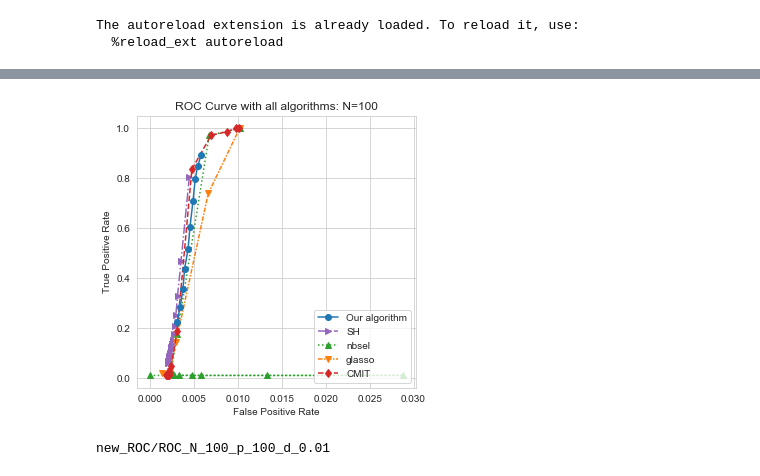
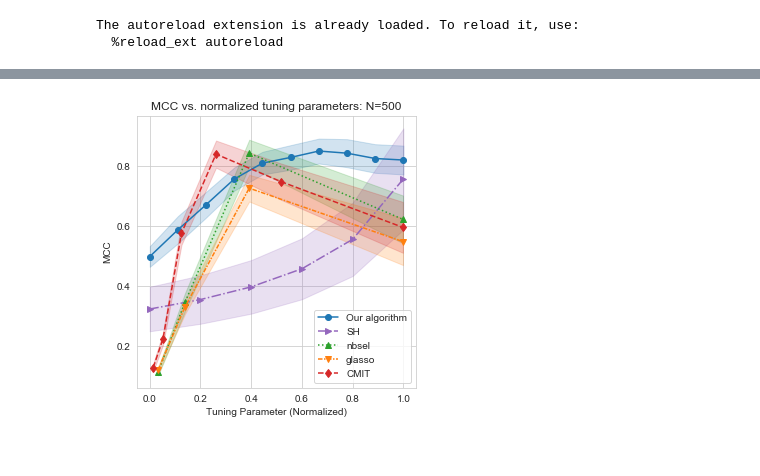
Before and after one commit to puma314/MTP2-no-tuning-parameter, a Jupyter notebook: new_ROC_plots.ipynb, the cells around one changed output, grey strips where cells are left out. Cells and saved outputs as stored; diff of their text form; code cells hidden in the pictures.

```diff
--- a/new_ROC_plots.ipynb
+++ b/new_ROC_plots.ipynb
@@ -104,0 +63,8 @@ agg_df = pd.DataFrame(agg_data, columns=['RunID','Algorithm', 'Lambda', 'False P
+# %%
+algo_name_max_min = {
+    'our': (0.75, 0.95),
+    'nbsel': (0.1/5, 0.484),
+    'glasso': (0.1/5, 0.484),
+    'SH': (0.01, 0.3),
+    'anand': (0.1/5, 0.68),
+}
@@ -105,3 +125,9 @@ agg_df = pd.DataFrame(agg_data, columns=['RunID','Algorithm', 'Lambda', 'False P
+# %%
+SH_new = agg_data[-2:]
+# %%
+agg_data.append(SH_new)
+# %%
+agg_df = pd.DataFrame(agg_data, columns = ['Algorithm', 'lamb', 'x_axis', 'mcc', 'mcc_std', 'tpr', 'tpr_std'])
 # %%
 labels = {'our': 'Our algorithm',
           'SH_0.7': 'SH:' + r'$t=0.7$',
@@ -130,49 +156,54 @@ colors = {
 fig = plt.figure(figsize=(5, 5))
 ax = fig.gca()
 ax.set_yticks(np.linspace(0, 1.0, 6))
+
 #plt.xlim((0,1000))
-
 all_algos = ['our', 'SH', 'nbsel', 'glasso', 'anand']
 relevant_algos = ['our', 'SH']
 
 smol = False
 if smol:
     algos = relevant_algos
     ERRS = True
     small_name = 'errs'
 else:
     algos = all_algos
-    ERRS = False
+    ERRS = True
     small_name = 'all'
 
-for z, algo_name in enumerate(algos):
+for algo_name in algos:
     plot_df = agg_df[agg_df.Algorithm == algo_name]
-    plot_df.sort_values('False Positive Rate')
-    x = plot_df['False Positive Rate']
-    y = plot_df['True Positive Rate']
-    std = plot_df['TPR_std']
+    plot_df.sort_values('x_axis')
+    x = plot_df['x_axis']
+    if algo_name in ['SH', 'our']:
+        x = np.flip(x)
+    y = plot_df['mcc']
+    std = plot_df['mcc_std']
+#     y = plot_df['tpr']
+#     std = plot_df['tpr_std']
     plt.plot(x, y,
              label = labels[algo_name],
              marker = markers[algo_name],
              linestyle = linestyles[algo_name],
              linewidth=1.5,
-             color=colors[algo_name],
-             zorder = (10 if algo_name == 'our' else 1),
-             alpha = (1. if algo_name != 'our' else 1.))
+             color=colors[algo_name])
     if ERRS:
         plt.fill_between(x, y-std, y+std, alpha=0.2, color = colors[algo_name])
 sns.set_style("whitegrid")
-plt.legend(loc='lower right')
 if smol:
-    title = 'ROC Curve with standard error: N={}'.format(N)
+    legend_loc = 'upper right'
 else:
-    title = 'ROC Curve with all algorithms: N={}'.format(N)
+    legend_loc = 'lower right'
+plt.legend(loc=legend_loc)
+if smol:
+    title = 'MCC for various tuning parameters with standard error: N={}'.format(N)
+else:
+    title = 'MCC vs. normalized tuning parameters: N={}'.format(N)
 plt.title(title)
-plt.xlabel("False Positive Rate")
-plt.ylabel("True Positive Rate")
+plt.xlabel("Tuning Parameter (Normalized)")
+plt.ylabel("MCC")
+
 plt.show()
-fig.savefig('final_images/ROC_curve_{}_{}.png'.format(N, small_name))
-print(run_name)
+fig.savefig('final_images/ALL_MCC_curves_{}_{}.png'.format(N, small_name))
 # %% [output]
-[figure, old version]
+[figure, new version]
-new_ROC/ROC_N_100_p_100_d_0.01
```
Also changed, not shown: parts of 15 cells of this notebook, 39 other files.
